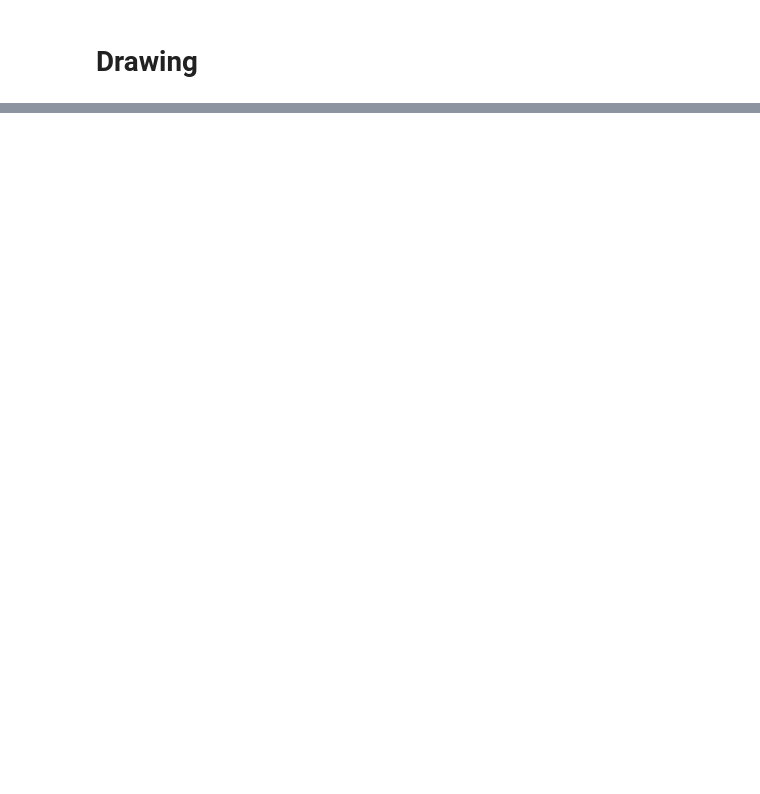
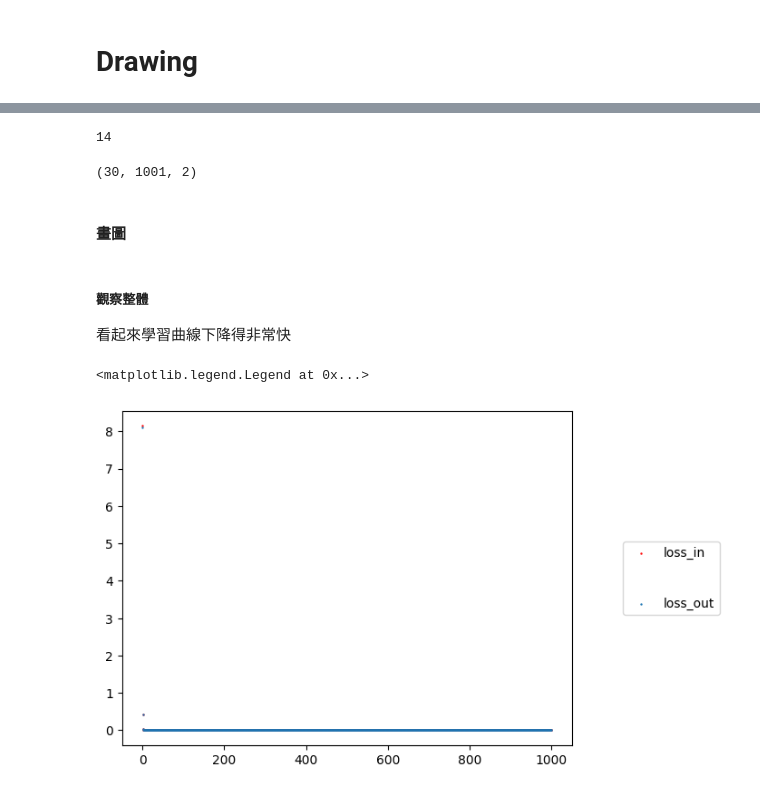
Before and after one commit to SinSuan/data_science, a Jupyter notebook: part2_draw.ipynb, the cells around one changed output, grey strips where cells are left out. Saved outputs shown, nothing was run; the diff lists cells and outputs as text; code cells hidden in the pictures; blank space fills up the shorter version.

```diff
--- a/part2_draw.ipynb
+++ b/part2_draw.ipynb
@@ -52,0 +117,30 @@ ttl_loss_out = display_boxplot(name_test, type_loss=1)
+# %%
+name_experiment = "2024_0604_2219"
+n = 16
+_, idx_best = get_best_model(name_experiment, n)
+idx_best
+# %% [output]
+14
+# %%
+path_folder = f"checkpoints\\{name_experiment}\\node_{n:02d}"
+ttl_loss = load_checkpoint(path_folder, "loss")
+ttl_loss = np.array(ttl_loss)
+ttl_loss.shape
+# %% [output]
+(30, 1001, 2)
+# %% [markdown]
+#### 畫圖
+# %%
+x = range(ttl_loss.shape[1])
+y_loss_in = ttl_loss[idx_best,:,0]      # in-sample loss        # 紅色
+y_loss_out = ttl_loss[idx_best,:,1]     # out-of-sample loss    # 藍色
+# %% [markdown]
+##### 觀察整體
+看起來學習曲線下降得非常快
+# %%
+plt.scatter(x, y_loss_in, s=0.5, label="loss_in", color="r")
+plt.scatter(x, y_loss_out, s=0.5, label="loss_out")
+plt.legend(loc='center left', bbox_to_anchor=(1.1, 0.5), labelspacing=3)
+# %% [output]
+<matplotlib.legend.Legend at 0x...>
+[figure, added]
```
Also changed, not shown: parts of 33 cells of this notebook, 7 other files.
